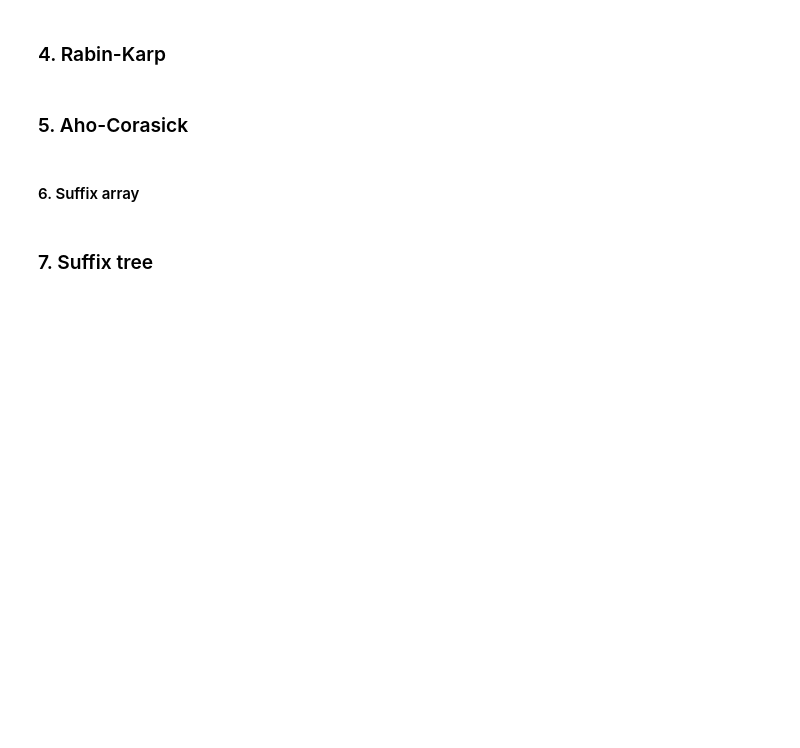
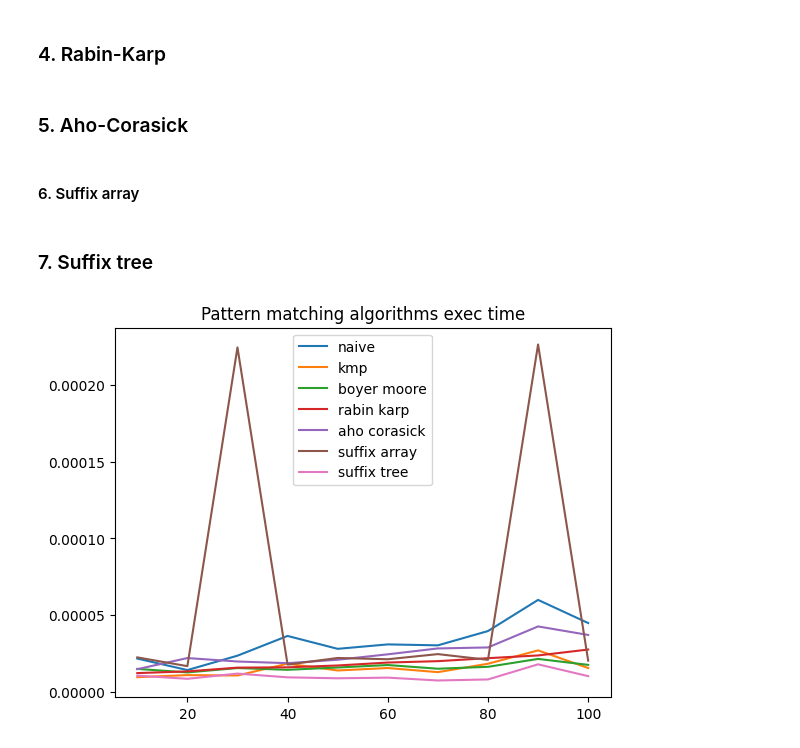
Before and after one commit to WSm-77/text_algorithms, a Jupyter notebook: lab4/wiktor_sedzimir_lab4.ipynb, the cells around one changed output. Drawn from its saved outputs; the diff is of its cells as text; code cells hidden in the pictures; blank space fills up the shorter version.

```diff
--- a/lab4/wiktor_sedzimir_lab4.ipynb
+++ b/lab4/wiktor_sedzimir_lab4.ipynb
@@ -1680,7 +1680,6 @@ class SuffixTreeModified:
     def __len__(self):
         return self.get_inner_nodes_cnt() + self.get_leaves_cnt()
 # %%
-import time
 from memory_profiler import memory_usage
 from typing import Callable
 
@@ -1700,13 +1699,12 @@ def compare_pattern_matching_algorithms(text: str, pattern: str) -> dict:
         - Positions where the pattern was found
     """
     def measure_params(func: Callable[[str, str], tuple[list[int], int]] | Callable[[str], tuple[list[int], int]], *func_args) -> dict[str, float]:
-        start_time = time.perf_counter()
         mem_usage, res = memory_usage((func, func_args), retval=True)
-        end_time = time.perf_counter()
+        exec_time = measure_execution_time(func, *func_args)
         pattern_found, char_cmp_cnt = res
 
         return {
-            "exec_time": (end_time - start_time) * 1000,
+            "exec_time": exec_time,
             "mem_usage": (max(mem_usage) - min(mem_usage)) * 1024,
             "char_cmp_cnt": char_cmp_cnt,
             "pattern_found": pattern_found
@@ -1736,9 +1734,11 @@ aho_corasick_pattern_matching_params = []
 suffix_array_pattern_matching_params = []
 suffix_tree_pattern_matching_params = []
 
-for i, size in enumerate(text_sizes):
+cmp_pattern_matching_text_sizes = np.linspace(10, 1e2, 10, dtype=int)
+
+for i, size in enumerate(cmp_pattern_matching_text_sizes):
     text = get_random_text(size)
-    pattern = get_random_text(2 * i)
+    pattern = get_random_text(int(np.sqrt(size)) + 1)
     cmp_dict = compare_pattern_matching_algorithms(text, pattern)
     naive_pattern_matching_params.append(cmp_dict["naive"])
     kmp_pattern_matching_params.append(cmp_dict["kmp"])
@@ -1749,12 +1749,14 @@ for i, size in enumerate(text_sizes):
     suffix_tree_pattern_matching_params.append(cmp_dict["suffix-tree"])
 # %%
 plt.title("Pattern matching algorithms exec time")
-plt.plot(text_sizes, list(map(lambda x: x["exec_time"], naive_pattern_matching_params)), label = "naive")
-plt.plot(text_sizes, list(map(lambda x: x["exec_time"], kmp_pattern_matching_params)), label = "kmp")
-plt.plot(text_sizes, list(map(lambda x: x["exec_time"], boyer_moore_pattern_matching_params)), label = "boyer moore")
-plt.plot(text_sizes, list(map(lambda x: x["exec_time"], rabin_karp_pattern_matching_params)), label = "rabin karp")
-plt.plot(text_sizes, list(map(lambda x: x["exec_time"], aho_corasick_pattern_matching_params)), label = "aho corasick")
-plt.plot(text_sizes, list(map(lambda x: x["exec_time"], suffix_array_pattern_matching_params)), label = "suffix array")
-plt.plot(text_sizes, list(map(lambda x: x["exec_time"], suffix_tree_pattern_matching_params)), label = "suffix tree")
+plt.plot(cmp_pattern_matching_text_sizes, list(map(lambda x: x["exec_time"], naive_pattern_matching_params)), label = "naive")
+plt.plot(cmp_pattern_matching_text_sizes, list(map(lambda x: x["exec_time"], kmp_pattern_matching_params)), label = "kmp")
+plt.plot(cmp_pattern_matching_text_sizes, list(map(lambda x: x["exec_time"], boyer_moore_pattern_matching_params)), label = "boyer moore")
+plt.plot(cmp_pattern_matching_text_sizes, list(map(lambda x: x["exec_time"], rabin_karp_pattern_matching_params)), label = "rabin karp")
+plt.plot(cmp_pattern_matching_text_sizes, list(map(lambda x: x["exec_time"], aho_corasick_pattern_matching_params)), label = "aho corasick")
+plt.plot(cmp_pattern_matching_text_sizes, list(map(lambda x: x["exec_time"], suffix_array_pattern_matching_params)), label = "suffix array")
+plt.plot(cmp_pattern_matching_text_sizes, list(map(lambda x: x["exec_time"], suffix_tree_pattern_matching_params)), label = "suffix tree")
 plt.legend()
 plt.show()
+# %% [output]
+[figure, added]
```
Also changed, not shown: parts of 9 cells of this notebook.
